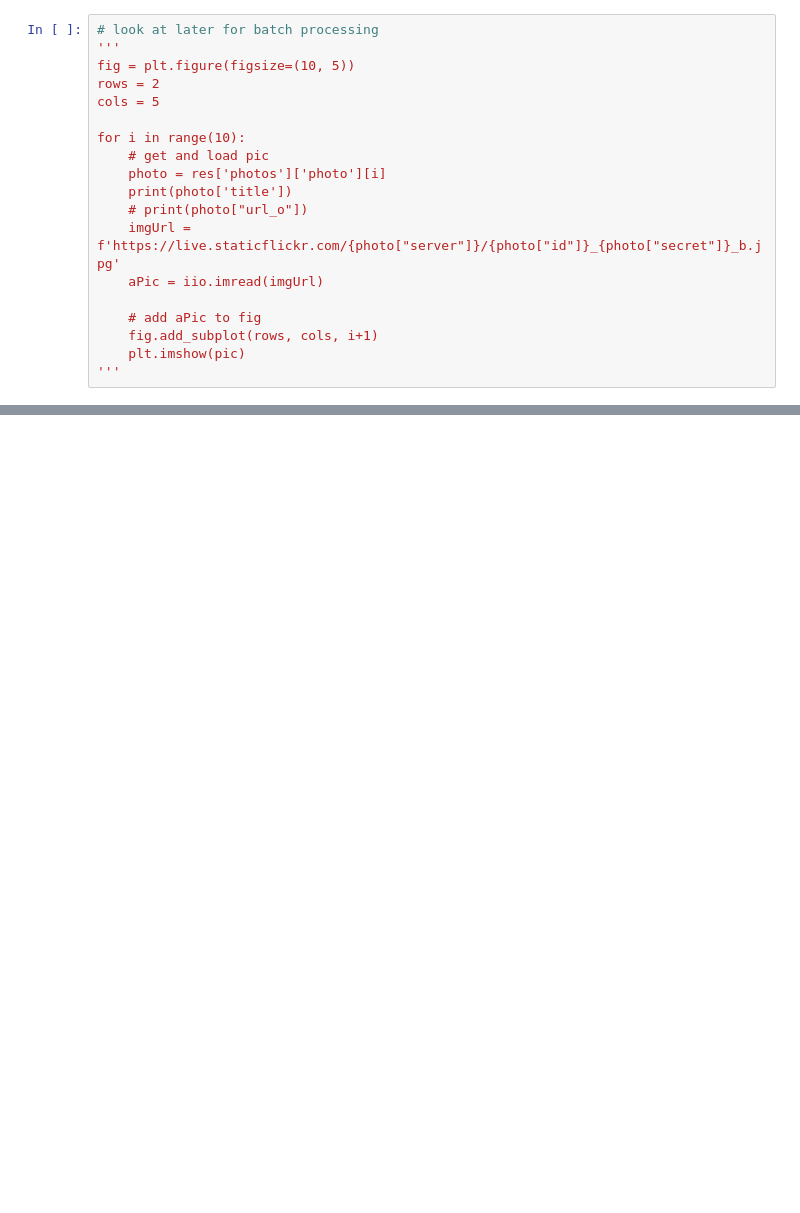
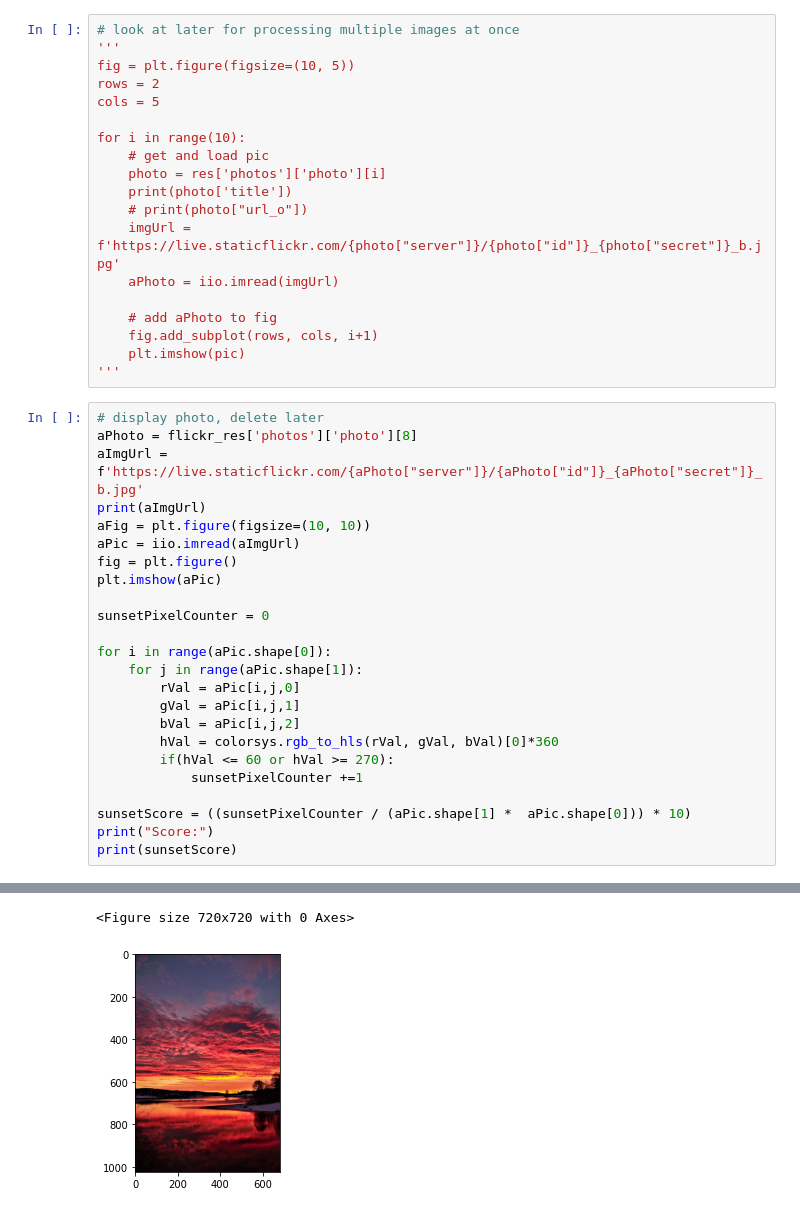
Before and after one commit to kvnshu/horizon, a Jupyter notebook: data-collection-test.ipynb, the cells around one changed output, grey strips where cells are left out. Saved outputs shown, nothing was run; the diff lists cells and outputs as text; blank space fills up the shorter version.

Commit message:
initial model for rating sunsets

```diff
--- a/data-collection-test.ipynb
+++ b/data-collection-test.ipynb
@@ -86,5 +89,5 @@ print(nearest_hour)
 # %%
-# look at later for batch processing
+# look at later for processing multiple images at once
 '''
 fig = plt.figure(figsize=(10, 5))
 rows = 2
@@ -96,9 +99,34 @@ for i in range(10):
     print(photo['title'])
     # print(photo["url_o"])
     imgUrl = f'https://live.staticflickr.com/{photo["server"]}/{photo["id"]}_{photo["secret"]}_b.jpg'
-    aPic = iio.imread(imgUrl)
+    aPhoto = iio.imread(imgUrl)
 
-    # add aPic to fig
+    # add aPhoto to fig
     fig.add_subplot(rows, cols, i+1)
     plt.imshow(pic)
 '''
+# %%
+# display photo, delete later
+aPhoto = flickr_res['photos']['photo'][8]
+aImgUrl = f'https://live.staticflickr.com/{aPhoto["server"]}/{aPhoto["id"]}_{aPhoto["secret"]}_b.jpg'
+print(aImgUrl)
+aFig = plt.figure(figsize=(10, 10))
+aPic = iio.imread(aImgUrl)
+fig = plt.figure()
+plt.imshow(aPic)
+
+sunsetPixelCounter = 0
+
+for i in range(aPic.shape[0]):
+    for j in range(aPic.shape[1]):
+        rVal = aPic[i,j,0]
+        gVal = aPic[i,j,1]
+        bVal = aPic[i,j,2]
+        hVal = colorsys.rgb_to_hls(rVal, gVal, bVal)[0]*360
+        if(hVal <= 60 or hVal >= 270):
+            sunsetPixelCounter +=1
+
+sunsetScore = ((sunsetPixelCounter / (aPic.shape[1] *  aPic.shape[0])) * 10)
+print("Score:")
+print(sunsetScore)
+# %% [output]
@@ -105 +136,3 @@ for i in range(10):
+<Figure size 720x720 with 0 Axes>
+[figure, added]
 # %%
```
Also changed, not shown: parts of 7 cells of this notebook.
